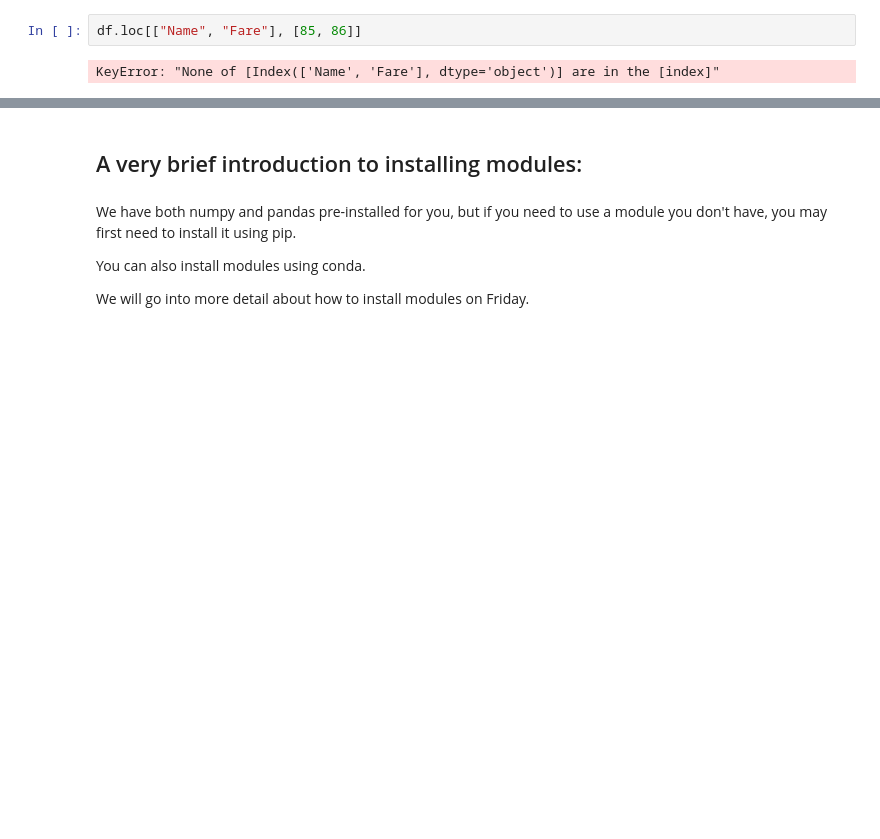
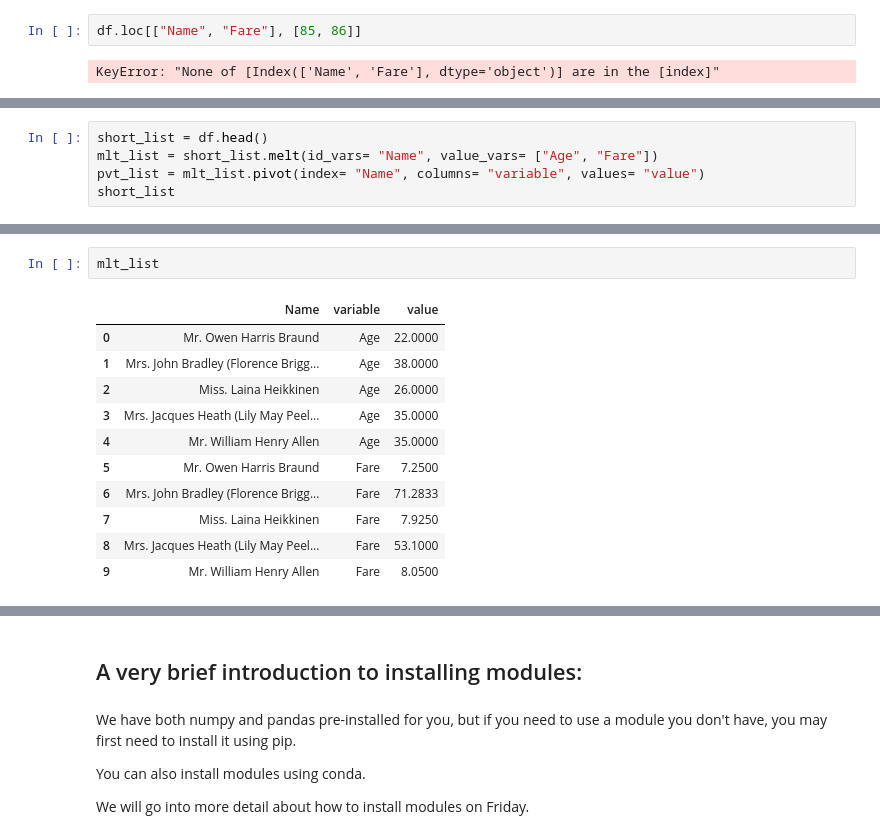
Before and after one commit to MVesuviusC/python_intro_2024, a Jupyter notebook: Wednesday/Modules.ipynb, the cells around one changed output, grey strips where cells are left out. Cells and saved outputs as stored; diff of their text form; blank space fills up the shorter version.

```diff
--- a/Wednesday/Modules.ipynb
+++ b/Wednesday/Modules.ipynb
@@ -294,0 +472,5 @@ KeyError: "None of [Index(['Name', 'Fare'], dtype='object')] are in the [index]"
+# %%
+short_list = df.head()
+mlt_list = short_list.melt(id_vars= "Name", value_vars= ["Age", "Fare"])
+pvt_list = mlt_list.pivot(index= "Name", columns= "variable", values= "value")
+short_list
@@ -294,0 +484,14 @@ KeyError: "None of [Index(['Name', 'Fare'], dtype='object')] are in the [index]"
+# %%
+mlt_list
+# %% [output]
+|  | Name | variable | value |
+| 0 | Mr. Owen Harris Braund | Age | 22.0000 |
+| 1 | Mrs. John Bradley (Florence Brigg... | Age | 38.0000 |
+| 2 | Miss. Laina Heikkinen | Age | 26.0000 |
+| 3 | Mrs. Jacques Heath (Lily May Peel... | Age | 35.0000 |
+| 4 | Mr. William Henry Allen | Age | 35.0000 |
+| 5 | Mr. Owen Harris Braund | Fare | 7.2500 |
+| 6 | Mrs. John Bradley (Florence Brigg... | Fare | 71.2833 |
+| 7 | Miss. Laina Heikkinen | Fare | 7.9250 |
+| 8 | Mrs. Jacques Heath (Lily May Peel... | Fare | 53.1000 |
+| 9 | Mr. William Henry Allen | Fare | 8.0500 |
```
Also changed, not shown: parts of 61 cells of this notebook, 1 other file.
